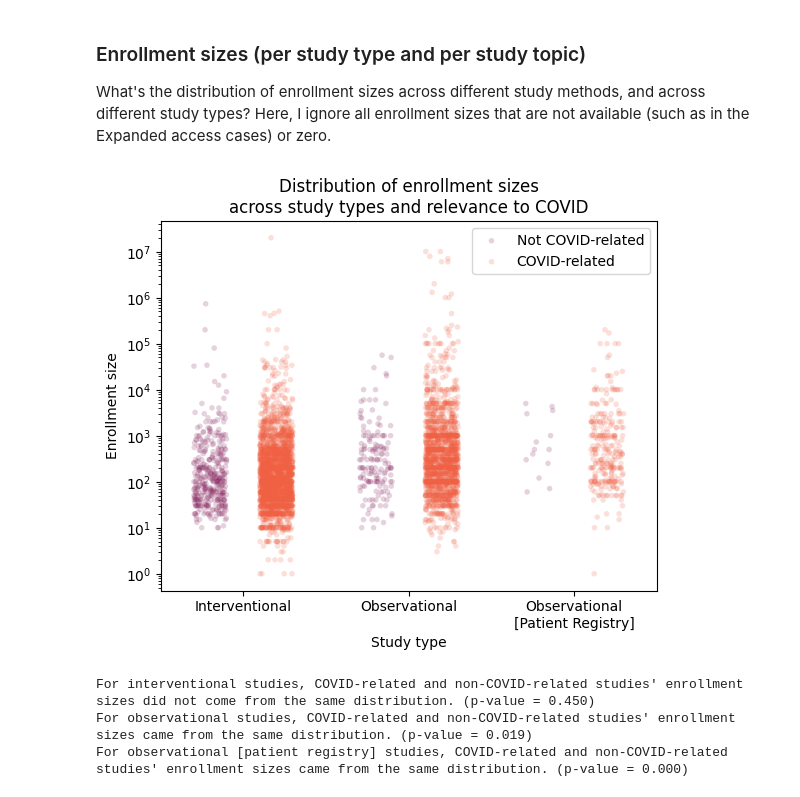
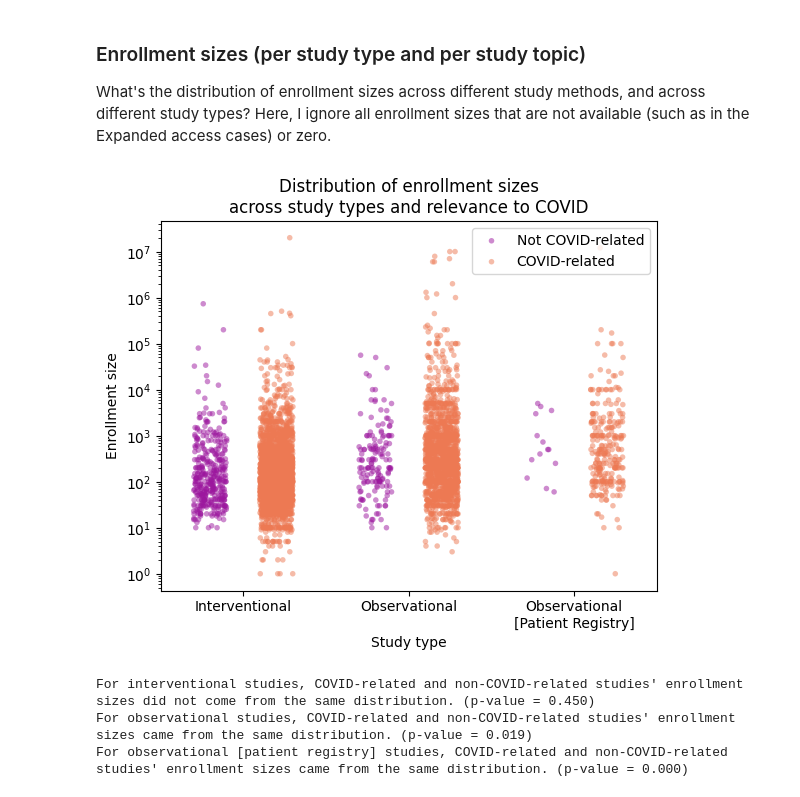
Before and after one commit to chels-kim/kaggle-covid-clintri, a Jupyter notebook: kaggle-covid-clintri/COVID-19 Clinical Trials.ipynb, the cells around one changed output. Cells and saved outputs as stored; diff of their text form; code cells hidden in the pictures.

```diff
--- a/kaggle-covid-clintri/COVID-19 Clinical Trials.ipynb
+++ b/kaggle-covid-clintri/COVID-19 Clinical Trials.ipynb
@@ -859,36 +861,38 @@ Here, I ignore all enrollment sizes that are not available (such as in the Expan
 # %%
 # df_studies.columns
 grouper = ['study_type','study_topic_code','enrollment']
 enrollments = df_studies[grouper].dropna()
 enrollments = enrollments[enrollments['enrollment'] != 0]
 study_types_ind_new = study_types_ind[1:].copy()
 
 # plot distributions of enrollment sizes
 ax = plt.subplot()
 sns.stripplot(
     x='study_type', y='enrollment',
     hue='study_topic_code',
     data=enrollments,
     order=study_types_ind_new,
     dodge=True,
     jitter=0.2,
-    size=4, alpha=0.2,
-    palette='rocket',
+    size=4, alpha=0.5,
+    palette='plasma',
     ax=ax
 )
 ax.set_yscale('log')
 ax.set_ylabel('Enrollment size')
 ax.set_xlabel('Study type')
 xticklabels = ax.get_xticklabels()
 xticklabels[2] = 'Observational\n[Patient Registry]'
 ax.set_xticklabels(xticklabels)
 
 ax.legend(['Not COVID-related','COVID-related'])
 ax.set_title('Distribution of enrollment sizes\nacross study types and relevance to COVID')
 
 plt.show()
+
+# TODO: Plot a line showing median; use the box plot function?
 # %% [output]
-[figure, old version]
+[figure, new version]
 # %%
 
 # Compute statistics
```
Also changed, not shown: parts of 12 cells of this notebook.
